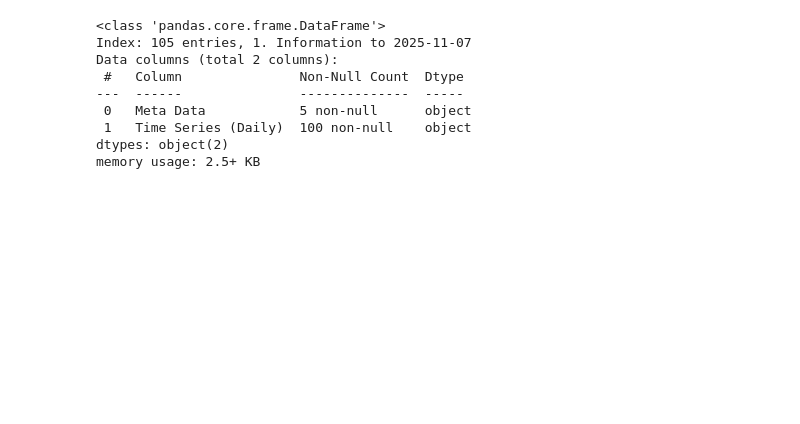
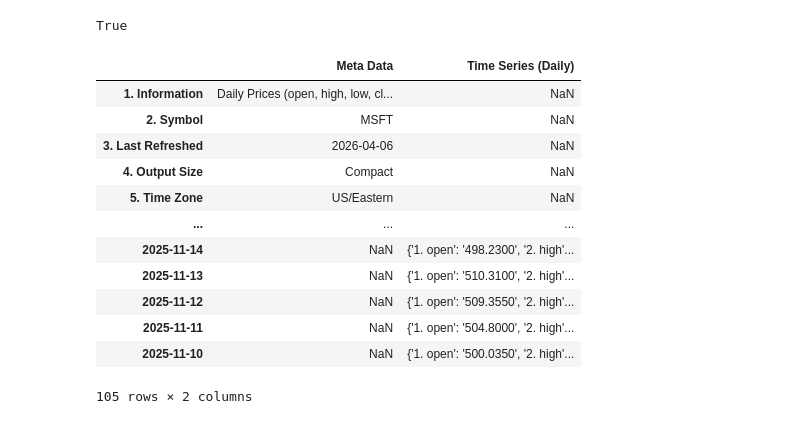
Before and after one commit to YS-Pundir/EDA-snack-app-stock-market, a Jupyter notebook: file.ipynb, the cells around one changed output. Saved outputs shown, nothing was run; the diff lists cells and outputs as text; code cells hidden in the pictures; blank space fills up the shorter version.

```diff
--- a/file.ipynb
+++ b/file.ipynb
@@ -3,37 +3,46 @@ import requests
 import os
 from dotenv import load_dotenv
 import pandas as pd
+import plotly.express as px
 
 load_dotenv()
-
-api_key=os.getenv("api_key")
-
-
-url = "https://alpha-vantage.p.rapidapi.com/query"
-
-querystring = {"function":"TIME_SERIES_DAILY","symbol":"MSFT","outputsize":"compact","datatype":"json"}
-
-headers = {
-	"x-rapidapi-key": "29d04bb977msh6e6ccf157115028p116a36jsndf3231f7d1da",
-	"x-rapidapi-host": "alpha-vantage.p.rapidapi.com",
-	"Content-Type": "application/json"
-}
-
-response = requests.get(url, headers=headers, params=querystring)
-
-if response.status_code==200:
-    data=response.json()
-else:
-    print(response.status_code)
-
-df=pd.DataFrame(data)
 # %% [output]
-<class 'pandas.core.frame.DataFrame'>
-Index: 105 entries, 1. Information to 2025-11-07
-Data columns (total 2 columns):
- #   Column               Non-Null Count  Dtype
----  ------               --------------  -----
- 0   Meta Data            5 non-null      object
- 1   Time Series (Daily)  100 non-null    object
-dtypes: object(2)
-memory usage: 2.5+ KB
+True
+# %%
+#
+api_key=os.getenv("api_key")
+
+
+url = "https://alpha-vantage.p.rapidapi.com/query"
+
+querystring = {"function":"TIME_SERIES_DAILY","symbol":"MSFT","outputsize":"compact","datatype":"json"}
+
+headers = {
+	"x-rapidapi-key": "29d04bb977msh6e6ccf157115028p116a36jsndf3231f7d1da",
+	"x-rapidapi-host": "alpha-vantage.p.rapidapi.com",
+	"Content-Type": "application/json"
+}
+
+response = requests.get(url, headers=headers, params=querystring)
+
+if response.status_code==200:
+    data=response.json()
+else:
+    print(response.status_code)
+
+df=pd.DataFrame(data)
+df
+# %% [output]
+|  | Meta Data | Time Series (Daily) |
+| 1. Information | Daily Prices (open, high, low, cl... | NaN |
+| 2. Symbol | MSFT | NaN |
+| 3. Last Refreshed | 2026-04-06 | NaN |
+| 4. Output Size | Compact | NaN |
+| 5. Time Zone | US/Eastern | NaN |
+| ... | ... | ... |
+| 2025-11-14 | NaN | {'1. open': '498.2300', '2. high'... |
+| 2025-11-13 | NaN | {'1. open': '510.3100', '2. high'... |
+| 2025-11-12 | NaN | {'1. open': '509.3550', '2. high'... |
+| 2025-11-11 | NaN | {'1. open': '504.8000', '2. high'... |
+| 2025-11-10 | NaN | {'1. open': '500.0350', '2. high'... |
+105 rows × 2 columns
```
Also changed, not shown: parts of 4 cells of this notebook, 1 other file.
